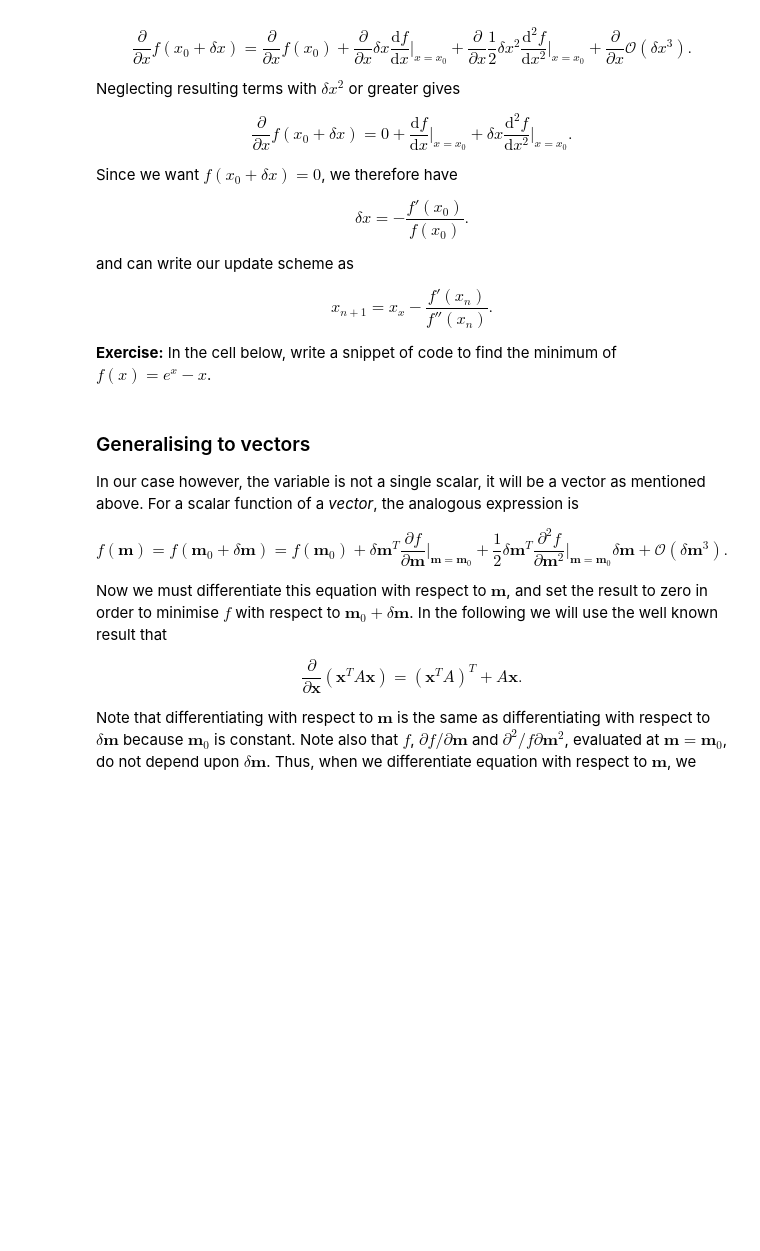
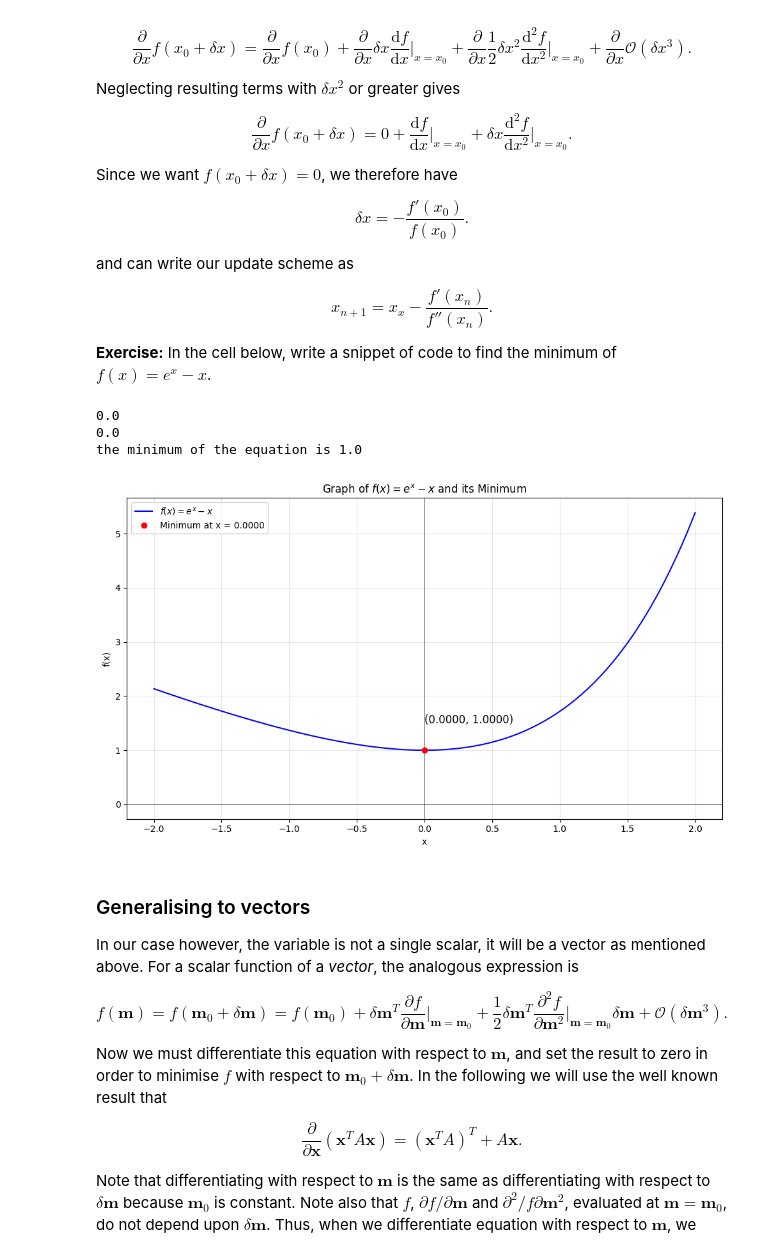
Before and after one commit to zhn66776/AIM1, a Jupyter notebook: N-Lecture3/L3.ipynb, the cells around one changed output. Saved outputs shown, nothing was run; the diff lists cells and outputs as text; code cells hidden in the pictures; blank space fills up the shorter version.

```diff
--- a/N-Lecture3/L3.ipynb
+++ b/N-Lecture3/L3.ipynb
@@ -378,3 +408,76 @@ and can write our update scheme as
+# %%
+# Code to find the minimum of e^{x}-x:
+
+def f(x):
+    return np.exp(x)-  x
+def df(x):
+    return np.exp(x) - 1
+def ddf(x):
+    return np.exp(x)
+tot = 1.e-6
+x0 = 0
+iter = 100
+for i in range(iter):
+    x0 = x0 - (df(x0) / ddf(x0))
+    if abs(df(x0)) < tot:
+        break
+print (df(x0))
+print (x0)
+print ('the minimum of the equation is', f(x0))
+# %% [output]
+0.0
+0.0
+the minimum of the equation is 1.0
+# %%
+import numpy as np
+import matplotlib.pyplot as plt
+
+# 定义函数及其导数和二阶导数
+def f(x):
+    return np.exp(x) - x
+
+def df(x):
+    return np.exp(x) - 1
+
+def ddf(x):
+    return np.exp(x)
+
+# 牛顿-拉夫森法找到最小值
+tol = 1.e-6
+x0 = 0
+max_iter = 100
+
+for i in range(max_iter):
+    x0 = x0 - df(x0) / ddf(x0)
+    if abs(df(x0)) < tol:
+        break
+
+# 最小值点和对应的函数值
+x_min = x0
+y_min = f(x_min)
+
+# 绘制函数曲线
+x_vals = np.linspace(-2, 2, 1000)
+y_vals = f(x_vals)
+
+plt.figure(figsize=(10, 6))
+plt.plot(x_vals, y_vals, label=r"$f(x) = e^x - x$", color='blue')
+plt.axhline(0, color='black', lw=0.5)
+plt.axvline(0, color='black', lw=0.5)
+
+# 标注最小值点
+plt.plot(x_min, y_min, 'ro', label=f"Minimum at x = {x_min:.4f}")
+plt.text(x_min, y_min + 0.5, f"({x_min:.4f}, {y_min:.4f})", fontsize=12)
+
+plt.xlabel('x')
+plt.ylabel('f(x)')
+plt.title('Graph of $f(x) = e^x - x$ and its Minimum')
+plt.grid(alpha=0.3)
+plt.legend()
+plt.tight_layout()
+plt.show()
+# %% [output]
+[figure, added]
 # %% [markdown]
 ### Generalising to vectors
 
```
Also changed, not shown: parts of 7 cells of this notebook, 1 other file.
